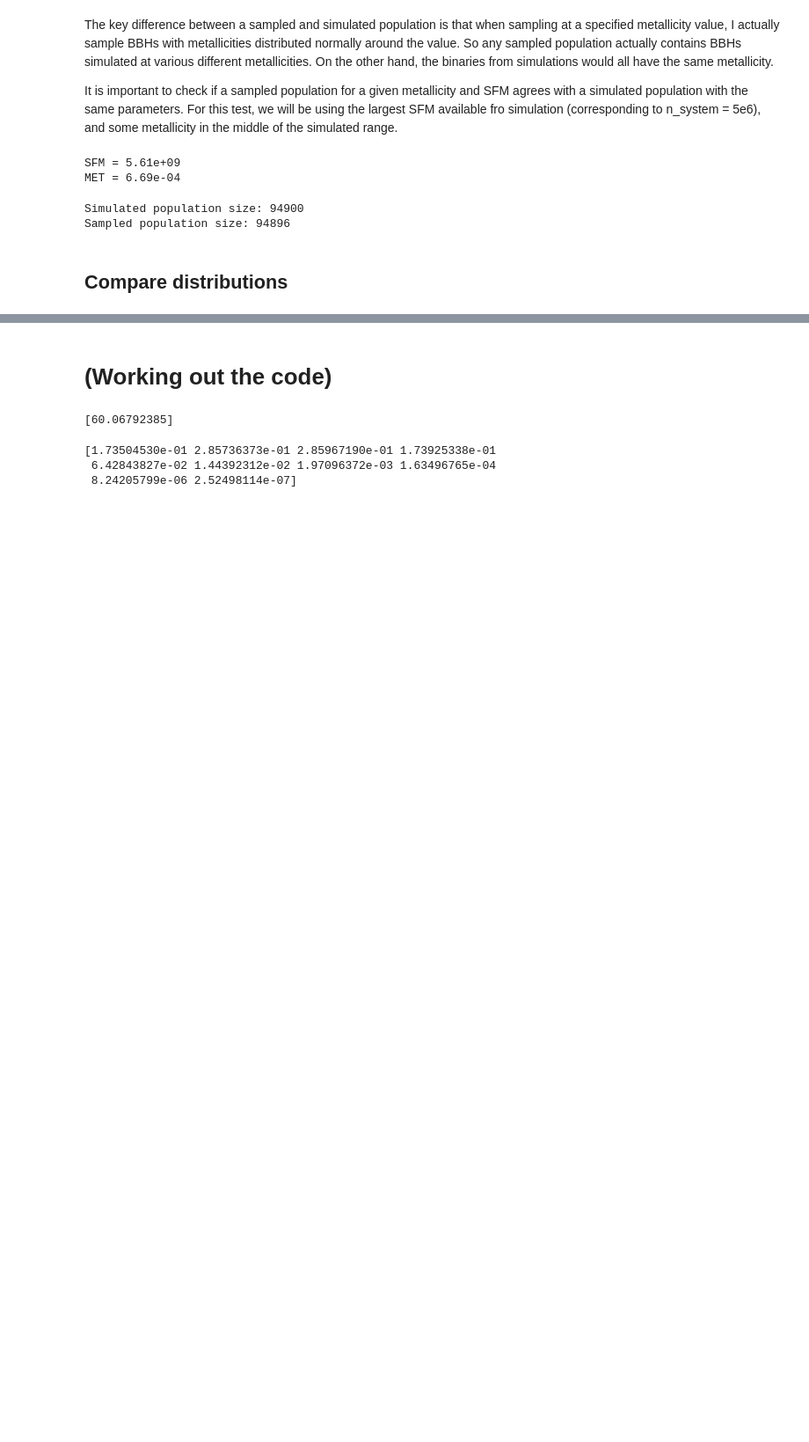
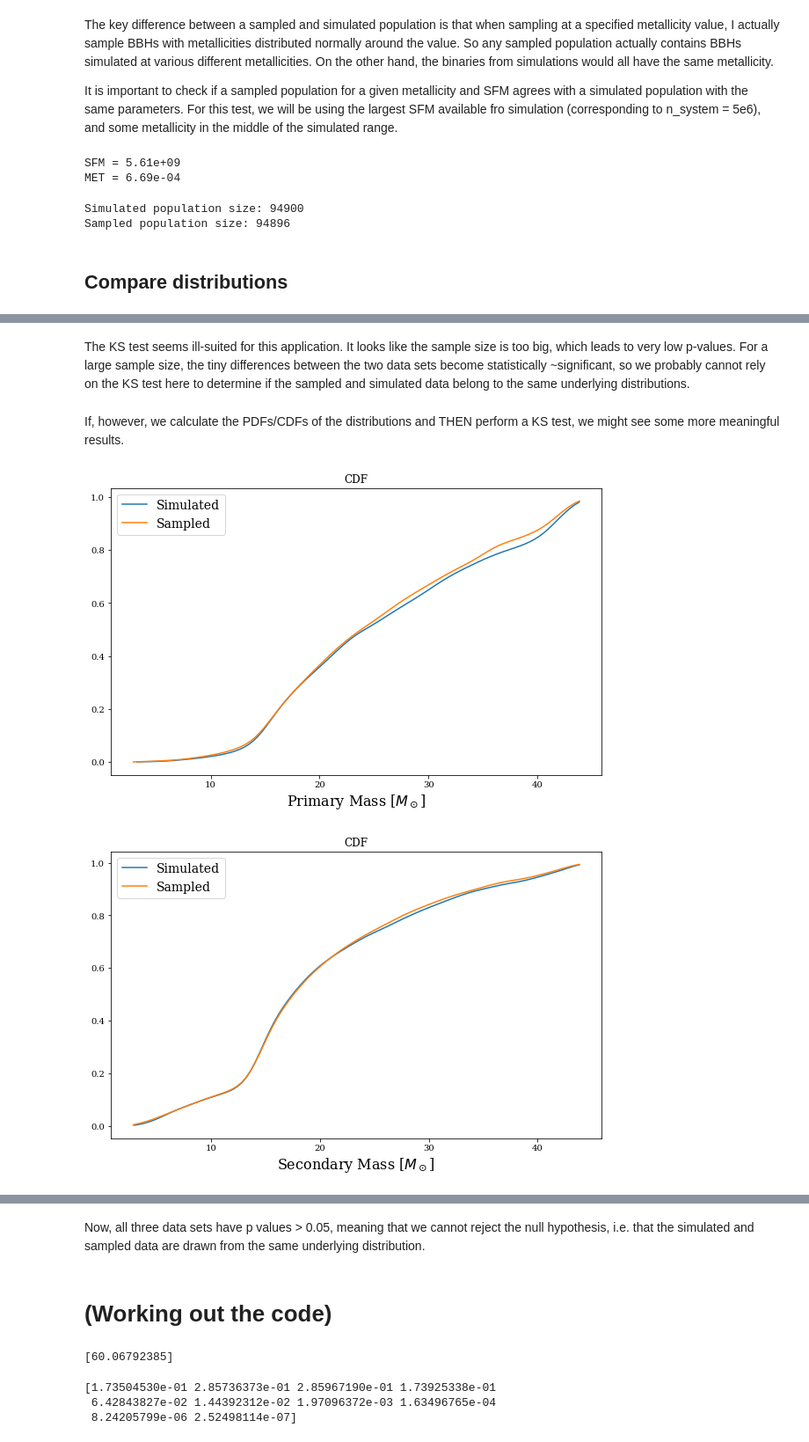
Before and after one commit to veome22/cosmo_bh, a Jupyter notebook: draw_bbhs.ipynb, the cells around one changed output, grey strips where cells are left out. Shown at 88% size. Saved outputs shown, nothing was run; the diff lists cells and outputs as text; code cells hidden in the pictures; blank space fills up the shorter version.

```diff
--- a/draw_bbhs.ipynb
+++ b/draw_bbhs.ipynb
@@ -273,0 +258,33 @@ p value for Delay Time: 1.0216639680237006e-17
+# %% [markdown]
+The KS test seems ill-suited for this application. It looks like the sample size is too big, which leads to very low p-values. For a large sample size, the tiny differences between the two data sets become statistically ~significant, so we probably cannot rely on the KS test here to determine if the sampled and simulated data belong to the same underlying distributions.
+# %% [markdown]
+If, however, we calculate the PDFs/CDFs of the distributions and THEN perform a KS test, we might see some more meaningful results.
+# %%
+def plot_cdf(SIMULATED, SAMPLED, xlabel, n_bins=20):
+    f, ax= plt.subplots(1, 1,  figsize=(10,6))
+
+    plt.title('CDF')
+    pdf_SIM = gaussian_kde(SIMULATED)
+    x_SIM = np.linspace(min(SIMULATED), max(SIMULATED), 100)
+    cdf_SIM = np.vectorize(lambda x: pdf_SIM.integrate_box_1d(-np.inf, x))
+    plt.plot(x_SIM, cdf_SIM(x_SIM), label='Simulated')
+
+    pdf_SAMPLED = gaussian_kde(SAMPLED)
+    x_SAMPLED = np.linspace(min(SAMPLED), max(SAMPLED), 100)
+    cdf_SAMPLED = np.vectorize(lambda x: pdf_SAMPLED.integrate_box_1d(-np.inf, x))
+    plt.plot(x_SAMPLED, cdf_SAMPLED(x_SAMPLED), label='Sampled')
+
+    ax.set_xlabel(xlabel, fontsize=16)
+
+    plt.legend(fontsize=14)
+    plt.show()
+#     print(ks_2samp(SAMPLED, cdf_SIM))
+# %%
+M1_SAMPLED_TRIMMED = [x for x in M1_SAMPLED if x <= 50.]
+
+plot_cdf(M1_SIMULATED[:], M1_SAMPLED_TRIMMED[:], "Primary Mass [$M_\odot$]")
+plot_cdf(M2_SIMULATED[:], M2_SAMPLED_TRIMMED[:], "Secondary Mass [$M_\odot$]")
+plot_cdf(np.log(DELAY_TIME_SIMULATED), np.log(DELAY_TIME_SAMPLED), "log(Delay Time [Myr])")
+# %% [output]
+[figure, added]
+[figure, added]
@@ -274,3 +292,5 @@ p value for Delay Time: 1.0216639680237006e-17
+# %% [markdown]
+Now, all three data sets have p values > 0.05, meaning that we cannot reject the null hypothesis, i.e. that the simulated and sampled data are drawn from the same underlying distribution.
 # %% [markdown]
 # (Working out the code)
 # %%
```
Also changed, not shown: parts of 13 cells of this notebook.
